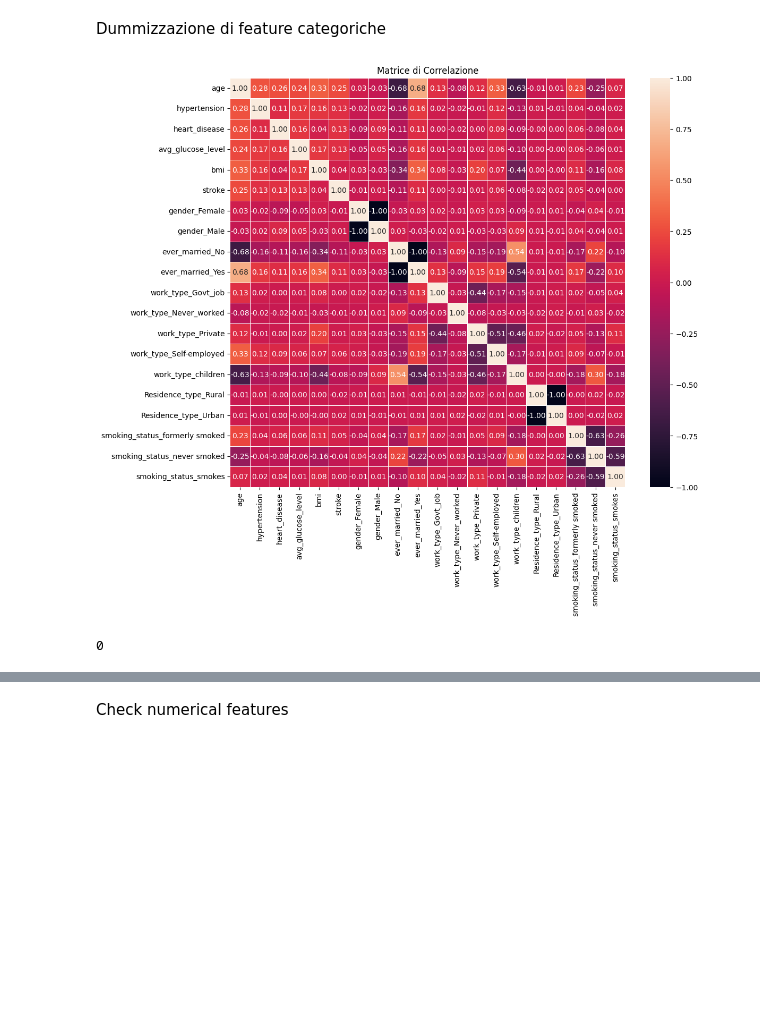
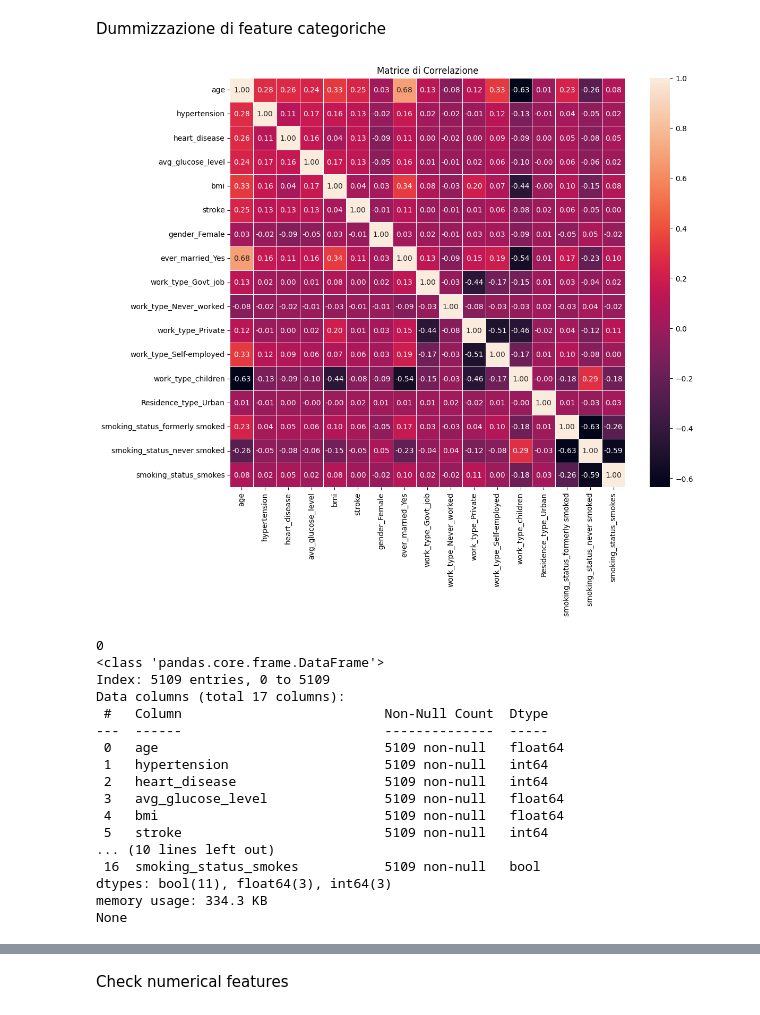
Before and after one commit to Daniele-00/Progetto-MachineLearning, a Jupyter notebook: ProgettoStroke/progettoML.ipynb, the cells around one changed output, grey strips where cells are left out. Cells and saved outputs as stored; diff of their text form; code cells hidden in the pictures; blank space fills up the shorter version.

```diff
--- a/ProgettoStroke/progettoML.ipynb
+++ b/ProgettoStroke/progettoML.ipynb
@@ -553,18 +534,38 @@ plt.show()
 # %% [markdown]
 Dummizzazione di feature categoriche
 # %%
+
 columns_to_encode = ["gender" ,"ever_married","work_type" ,"Residence_type","smoking_status"]
 ds_stroke = pd.get_dummies(ds_stroke , columns=columns_to_encode)
+ds_stroke = ds_stroke.drop('ever_married_No', axis=1)
+ds_stroke = ds_stroke.drop('Residence_type_Rural', axis=1)
+ds_stroke = ds_stroke.drop('gender_Male', axis=1)
 corr_matrix = ds_stroke.corr(numeric_only=True)
 plt.figure(figsize=(12, 10))
 sns.heatmap(corr_matrix, annot=True, fmt=".2f", linewidths=.5)
 plt.title('Matrice di Correlazione')
 plt.show()
 
 print(ds_stroke.duplicated().sum())
-print(ds_stroke.i().sum())
+print(ds_stroke.info())
 # %% [output]
-[figure, old version]
+[figure, new version]
 0
+<class 'pandas.core.frame.DataFrame'>
+Index: 5109 entries, 0 to 5109
+Data columns (total 17 columns):
+ #   Column                          Non-Null Count  Dtype
+---  ------                          --------------  -----
+ 0   age                             5109 non-null   float64
+ 1   hypertension                    5109 non-null   int64
+ 2   heart_disease                   5109 non-null   int64
+ 3   avg_glucose_level               5109 non-null   float64
+ 4   bmi                             5109 non-null   float64
+ 5   stroke                          5109 non-null   int64
+... (10 lines left out)
+ 16  smoking_status_smokes           5109 non-null   bool
+dtypes: bool(11), float64(3), int64(3)
+memory usage: 334.3 KB
+None
 # %%
 #Calcolo del VIF per vedere possibile multicollinearità tra più feature. Prima pbisogna converitre le feature di tipo Object per poterlo calcolare
```
Also changed, not shown: parts of 15 cells of this notebook.
